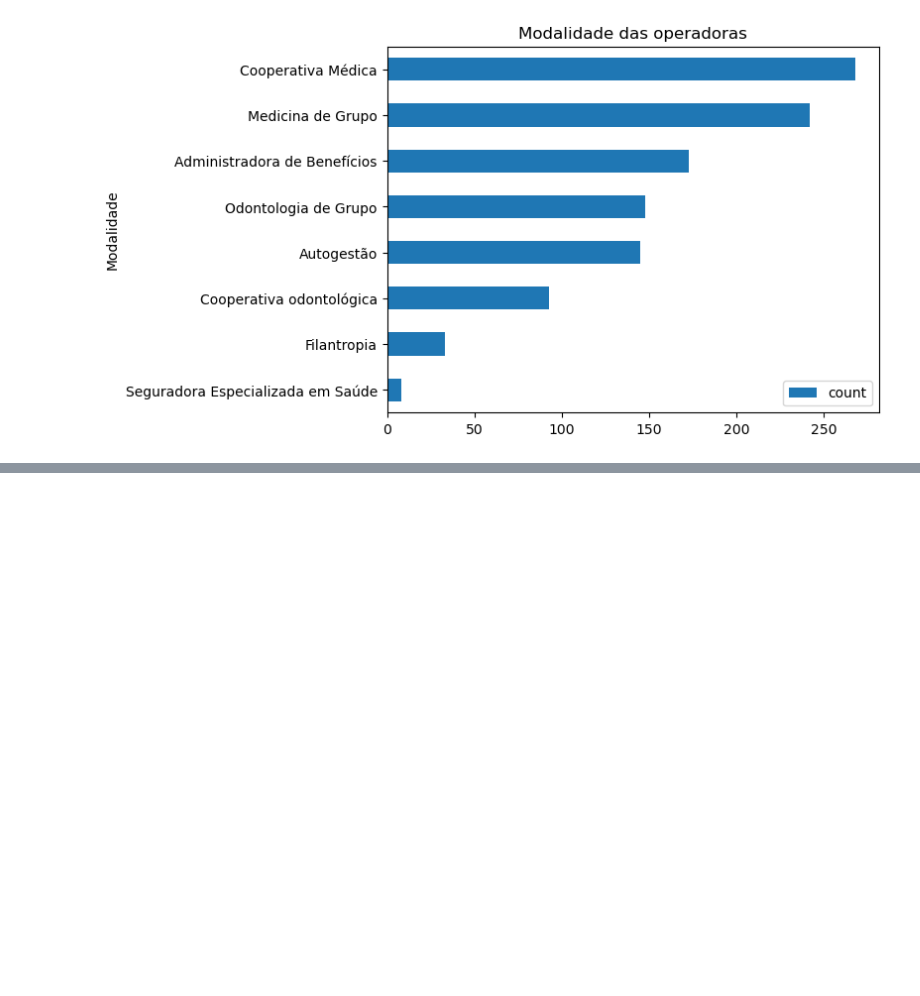
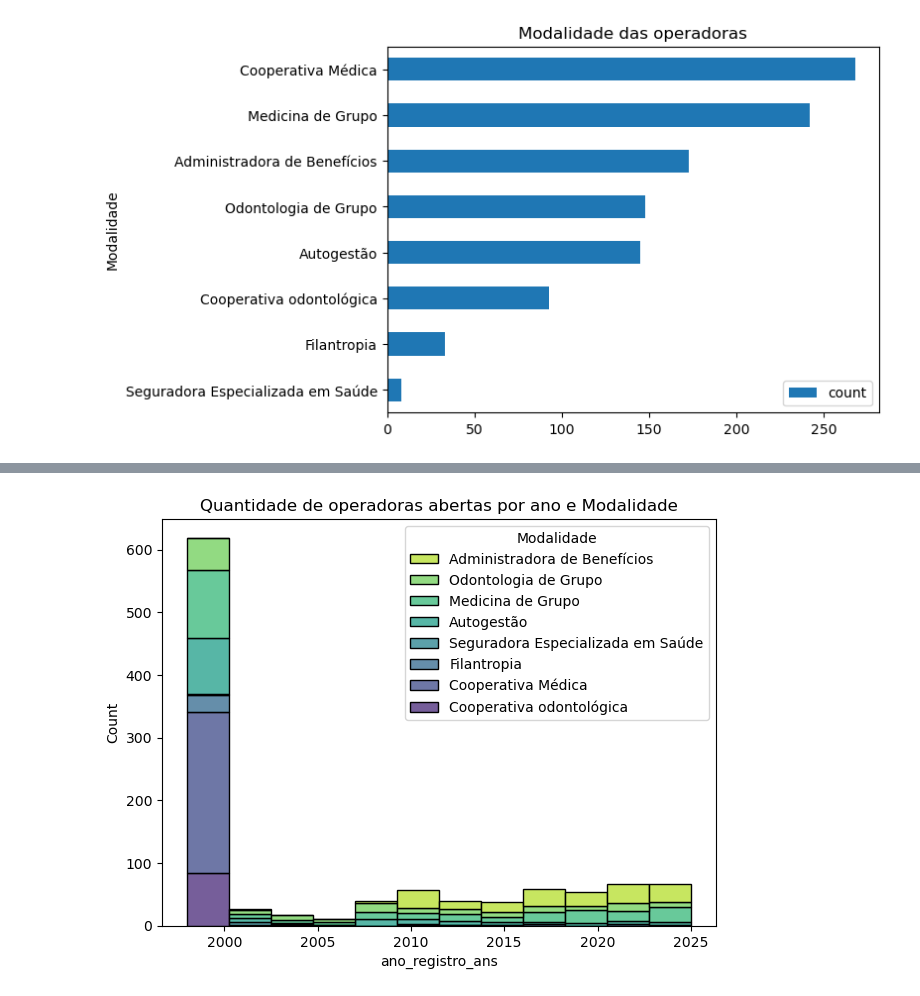
Before and after one commit to Jefferson019/portfolio, a Jupyter notebook: prj_ans/03_analise_exploratoria/data_discovery_oper_ativas.ipynb, the cells around one changed output, grey strips where cells are left out. Cells and saved outputs as stored; diff of their text form; code cells hidden in the pictures; blank space fills up the shorter version.

```diff
--- a/prj_ans/03_analise_exploratoria/data_discovery_oper_ativas.ipynb
+++ b/prj_ans/03_analise_exploratoria/data_discovery_oper_ativas.ipynb
@@ -36,0 +86,12 @@ plt.show()
+# %%
+sns.set_palette('mako')
+# %%
+dplot = df[df['ano_registro_ans']>1900]
+
+sns.histplot(dplot, x = 'ano_registro_ans', hue = 'Modalidade', multiple="stack", palette="viridis_r")
+
+plt.tight_layout()
+plt.title('Quantidade de operadoras abertas por ano e Modalidade')
+plt.show()
+# %% [output]
+[figure, added]
```
Also changed, not shown: parts of 6 cells of this notebook, 3 other files.
